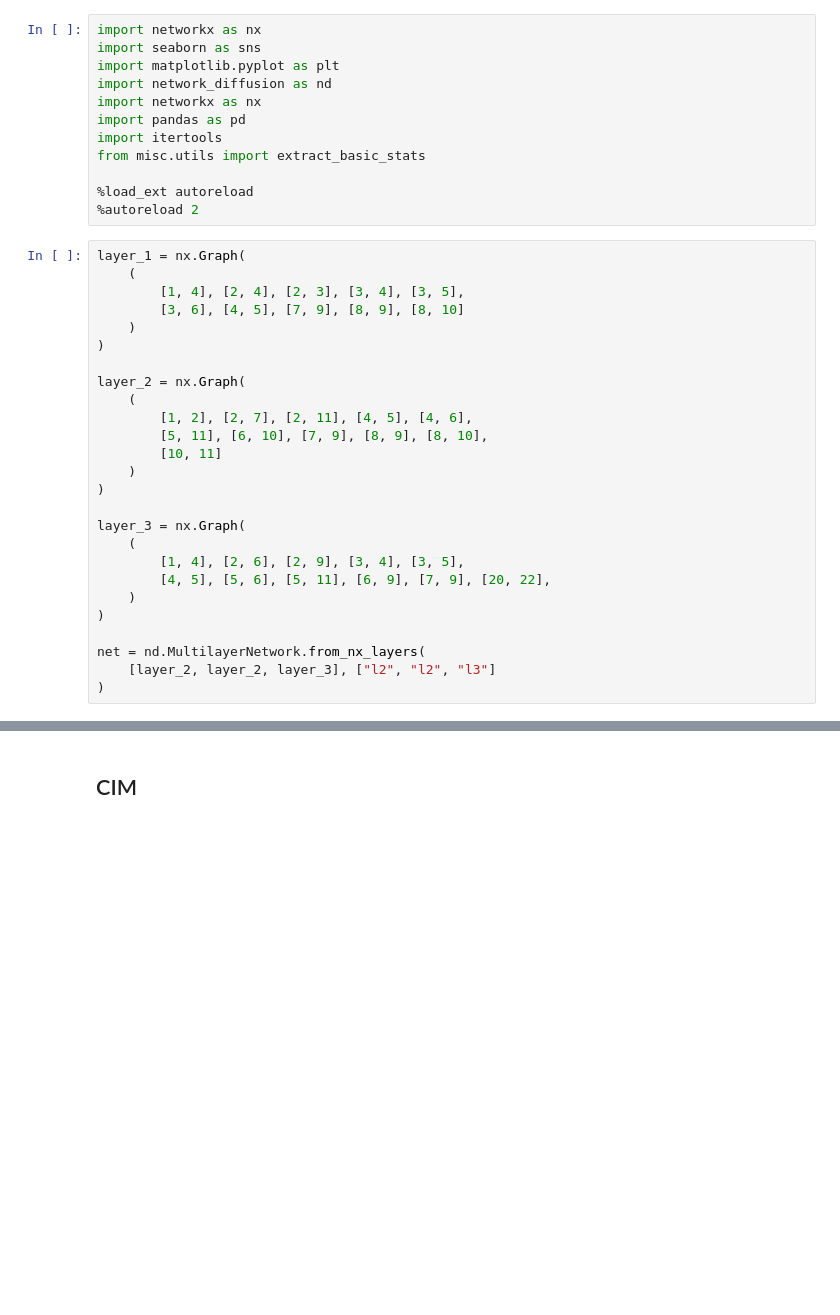
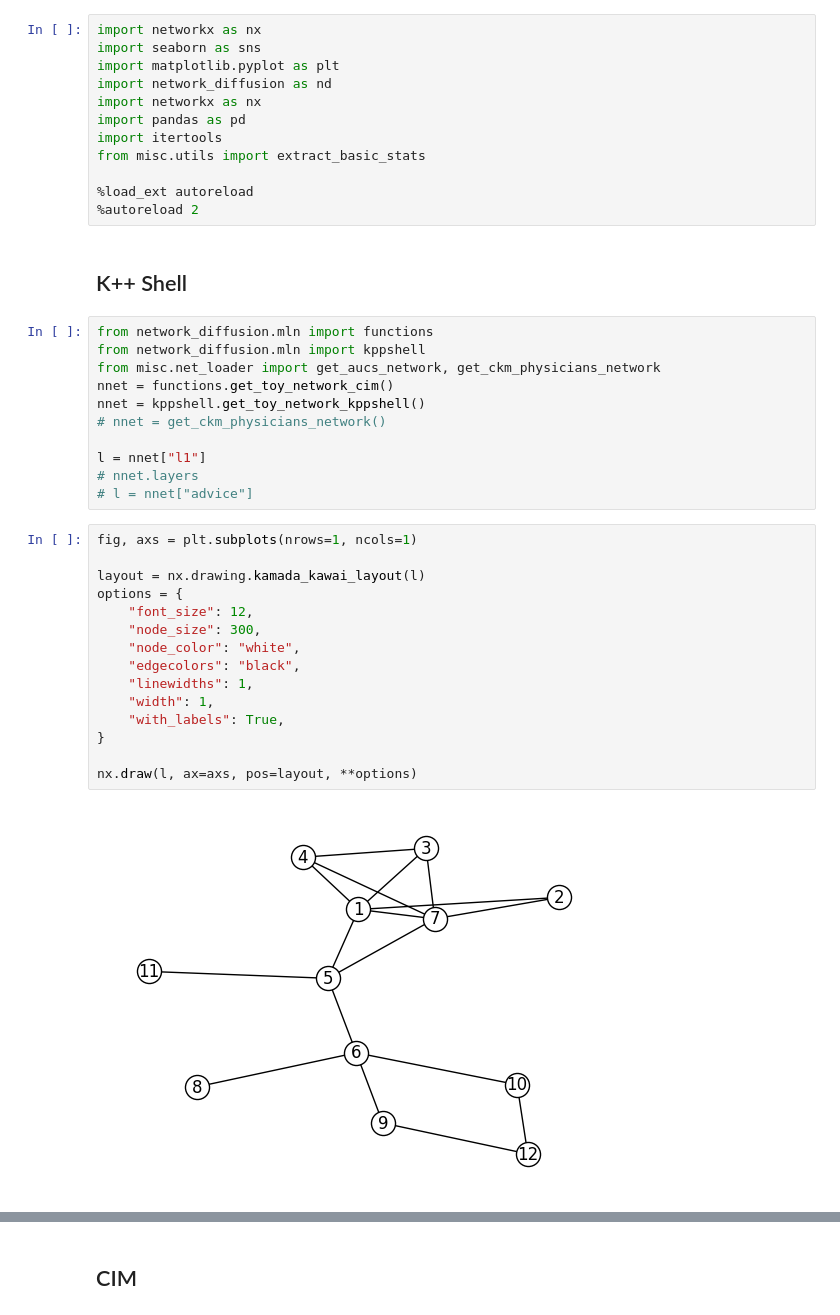
Before and after one commit to anty-filidor/rank-refined-seeding-bc-infmax-mlnets-ltm, a Jupyter notebook: experiments.ipynb, the cells around one changed output, grey strips where cells are left out. Drawn from its saved outputs; the diff is of its cells as text; blank space fills up the shorter version.

Commit message:
added configs for K++ Shell experiments

```diff
--- a/experiments.ipynb
+++ b/experiments.ipynb
@@ -12,29 +12,33 @@ from misc.utils import extract_basic_stats
 
 %load_ext autoreload
 %autoreload 2
-# %%
-layer_1 = nx.Graph(
-    (
-        [1, 4], [2, 4], [2, 3], [3, 4], [3, 5],
-        [3, 6], [4, 5], [7, 9], [8, 9], [8, 10]
-    )
-)
-
-layer_2 = nx.Graph(
-    (
-        [1, 2], [2, 7], [2, 11], [4, 5], [4, 6],
-        [5, 11], [6, 10], [7, 9], [8, 9], [8, 10],
-        [10, 11]
-    )
-)
-
-layer_3 = nx.Graph(
-    (
-        [1, 4], [2, 6], [2, 9], [3, 4], [3, 5],
-        [4, 5], [5, 6], [5, 11], [6, 9], [7, 9], [20, 22],
-    )
-)
-
-net = nd.MultilayerNetwork.from_nx_layers(
-    [layer_2, layer_2, layer_3], ["l2", "l2", "l3"]
-)
+# %% [markdown]
+## K++ Shell
+# %%
+from network_diffusion.mln import functions
+from network_diffusion.mln import kppshell
+from misc.net_loader import get_aucs_network, get_ckm_physicians_network
+nnet = functions.get_toy_network_cim()
+nnet = kppshell.get_toy_network_kppshell()
+# nnet = get_ckm_physicians_network()
+
+l = nnet["l1"]
+# nnet.layers
+# l = nnet["advice"]
+# %%
+fig, axs = plt.subplots(nrows=1, ncols=1)
+
+layout = nx.drawing.kamada_kawai_layout(l)
+options = {
+    "font_size": 12,
+    "node_size": 300,
+    "node_color": "white",
+    "edgecolors": "black",
+    "linewidths": 1,
+    "width": 1,
+    "with_labels": True,
+}
+
+nx.draw(l, ax=axs, pos=layout, **options)
+# %% [output]
+[figure, added]
```
Also changed, not shown: parts of 6 cells of this notebook, 2 other files.
